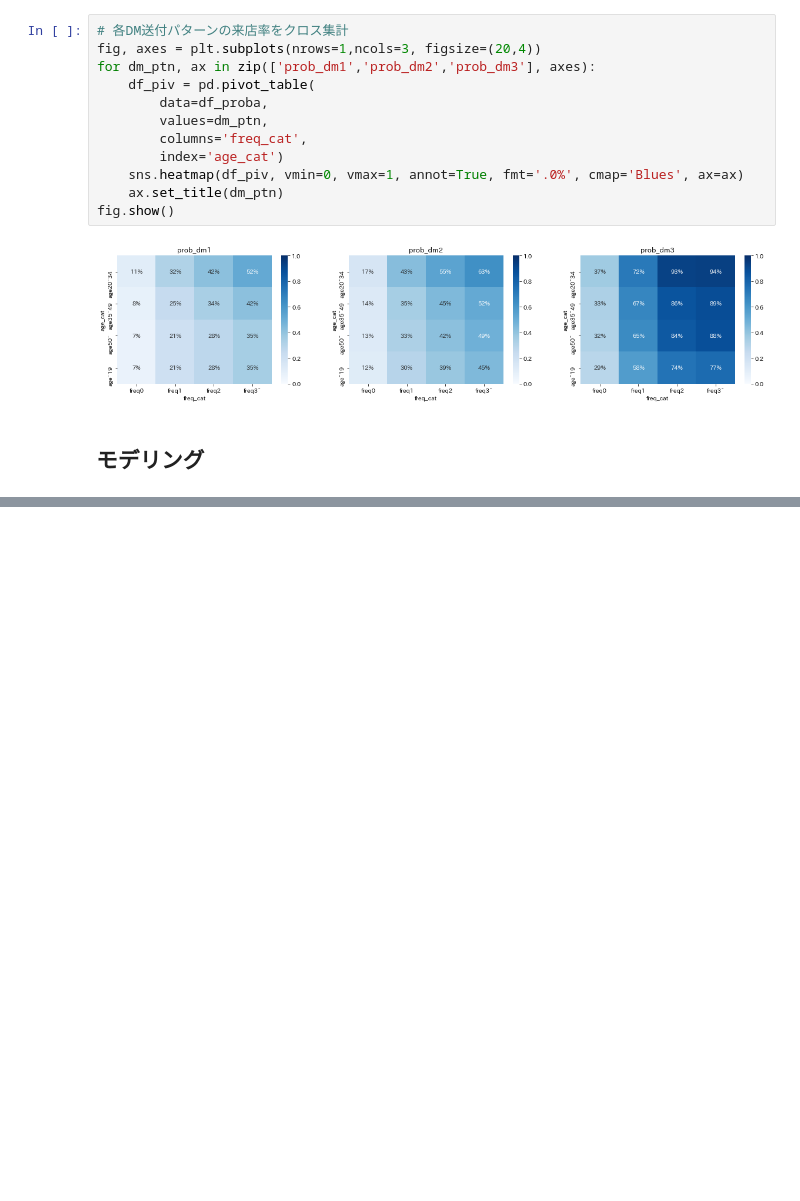
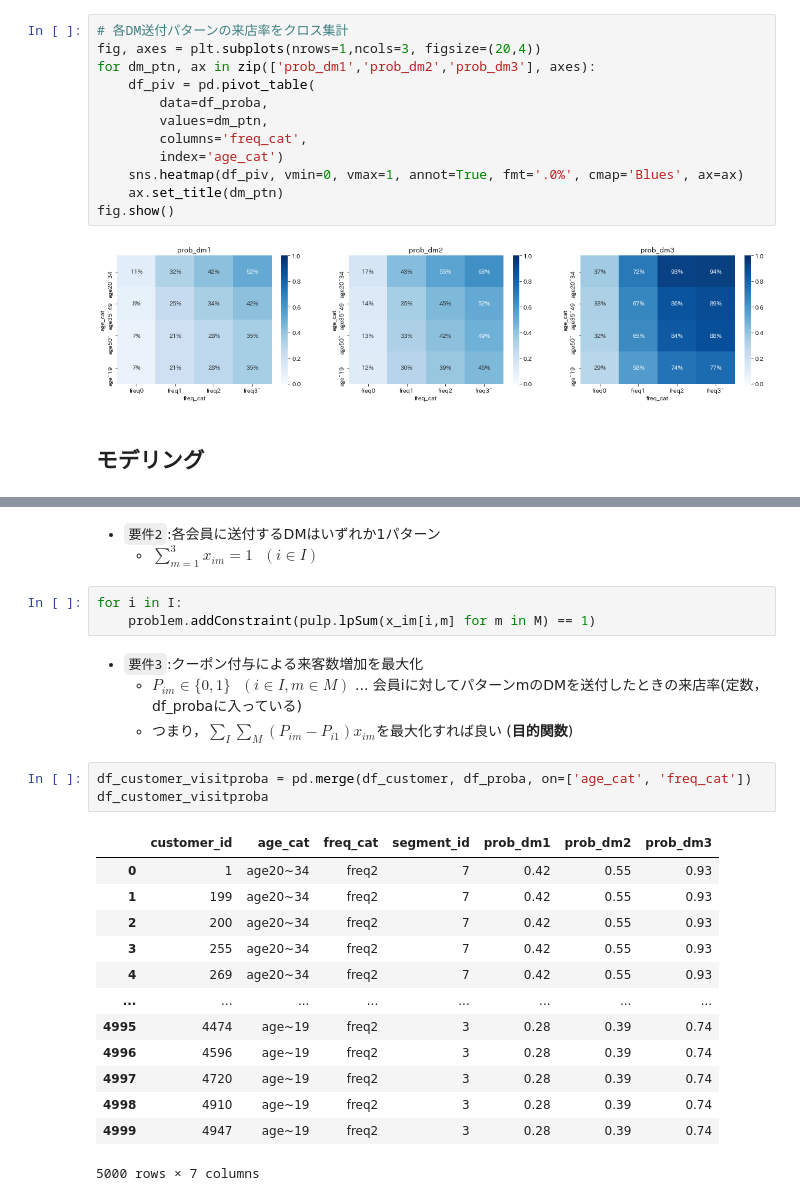
Before and after one commit to morison28/python-optimization, a Jupyter notebook: 02_discount-cuopon.ipynb, the cells around one changed output, grey strips where cells are left out. Saved outputs shown, nothing was run; the diff lists cells and outputs as text; blank space fills up the shorter version.

```diff
--- a/02_discount-cuopon.ipynb
+++ b/02_discount-cuopon.ipynb
@@ -172,0 +185,27 @@ fig.show()
+# %% [markdown]
+- `要件2`:各会員に送付するDMはいずれか1パターン
+    - $\sum_{m=1}^{3} x_{im} = 1 \ \ \ (i \in I)$
+# %%
+for i in I:
+    problem.addConstraint(pulp.lpSum(x_im[i,m] for m in M) == 1)
+# %% [markdown]
+- `要件3`:クーポン付与による来客数増加を最大化
+    - $P_{im} \in \{0,1\} \ \ \ (i \in I, m \in M)$ ... 会員iに対してパターンmのDMを送付したときの来店率(定数，df_probaに入っている)
+    - つまり，$\sum_{I} \sum_{M} (P_{im} - P_{i1})x_{im}$を最大化すれば良い (**目的関数**)
+# %%
+df_customer_visitproba = pd.merge(df_customer, df_proba, on=['age_cat', 'freq_cat'])
+df_customer_visitproba
+# %% [output]
+|  | customer_id | age_cat | freq_cat | segment_id | prob_dm1 | prob_dm2 | prob_dm3 |
+| 0 | 1 | age20~34 | freq2 | 7 | 0.42 | 0.55 | 0.93 |
+| 1 | 199 | age20~34 | freq2 | 7 | 0.42 | 0.55 | 0.93 |
+| 2 | 200 | age20~34 | freq2 | 7 | 0.42 | 0.55 | 0.93 |
+| 3 | 255 | age20~34 | freq2 | 7 | 0.42 | 0.55 | 0.93 |
+| 4 | 269 | age20~34 | freq2 | 7 | 0.42 | 0.55 | 0.93 |
+| ... | ... | ... | ... | ... | ... | ... | ... |
+| 4995 | 4474 | age~19 | freq2 | 3 | 0.28 | 0.39 | 0.74 |
+| 4996 | 4596 | age~19 | freq2 | 3 | 0.28 | 0.39 | 0.74 |
+| 4997 | 4720 | age~19 | freq2 | 3 | 0.28 | 0.39 | 0.74 |
+| 4998 | 4910 | age~19 | freq2 | 3 | 0.28 | 0.39 | 0.74 |
+| 4999 | 4947 | age~19 | freq2 | 3 | 0.28 | 0.39 | 0.74 |
+5000 rows × 7 columns
```
Also changed, not shown: parts of 18 cells of this notebook.
